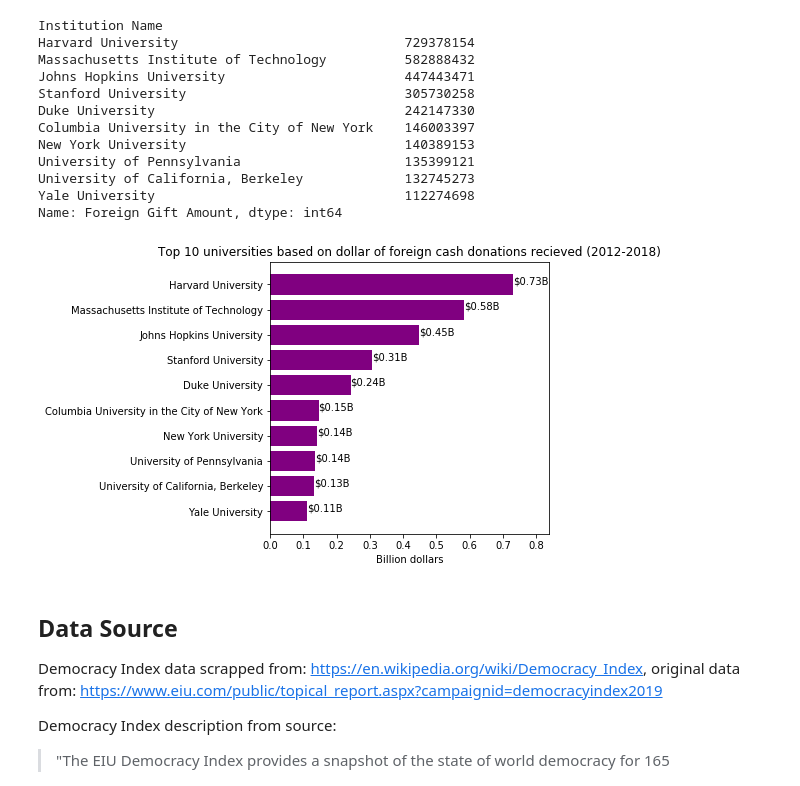
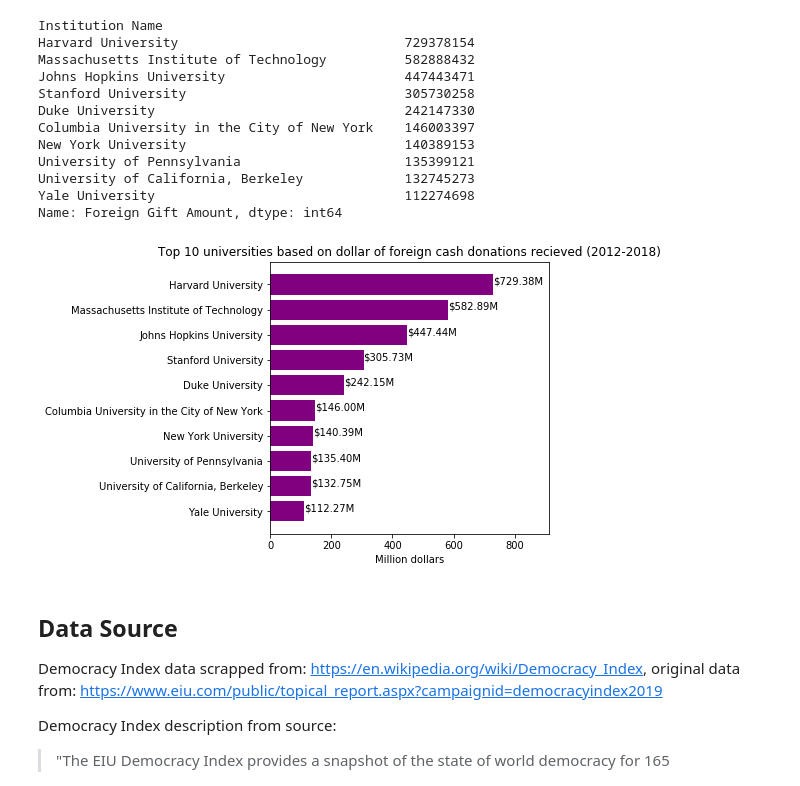
Before and after one commit to thewchan/US-HigherEd_Foreign_Donations, a Jupyter notebook: foreign_donations.ipynb, the cells around one changed output. Cells and saved outputs as stored; diff of their text form; code cells hidden in the pictures.

```diff
--- a/foreign_donations.ipynb
+++ b/foreign_donations.ipynb
@@ -135,21 +133,21 @@ Name: Foreign Gift Amount, dtype: int64
 # %%
 top10_by_cash = (donations_df.loc[donations_df['Gift Type']=='Monetary Gift']
  .groupby('Institution Name')
  .sum()
  .loc[:, 'Foreign Gift Amount']
  .sort_values(ascending=True)
  .iloc[-10:])
 
 fig, ax = plt.subplots(figsize=(5,5))                                   # Initializing pyplot area
-ax.barh(top10_by_cash.index, top10_by_cash.values*(10**-9), color='purple')    # Generating bar chart
-ax.set_xlabel('Billion dollars')
+ax.barh(top10_by_cash.index, top10_by_cash.values*(10**-6), color='purple')    # Generating bar chart
+ax.set_xlabel('Million dollars')
 ax.set_title('Top 10 universities based on dollar of foreign cash donations recieved (2012-2018)')
 for i, v in enumerate(top10_by_cash):
-    ax.text(v*(10**-9), i,'\$'+str('{:.2f}'.format(v*(10**-9))+'B'), color='black')
-plt.margins(x=0.15)
+    ax.text(v*(10**-6), i,'\$'+str('{:.2f}'.format(v*(10**-6))+'M'), color='black')
+plt.margins(x=0.25)
 # Note: this is donated contract + cash gifts
 # %% [output]
-[figure, old version]
+[figure, new version]
 # %% [markdown]
 ## Data Source
 
```
Also changed, not shown: parts of 18 cells of this notebook.
